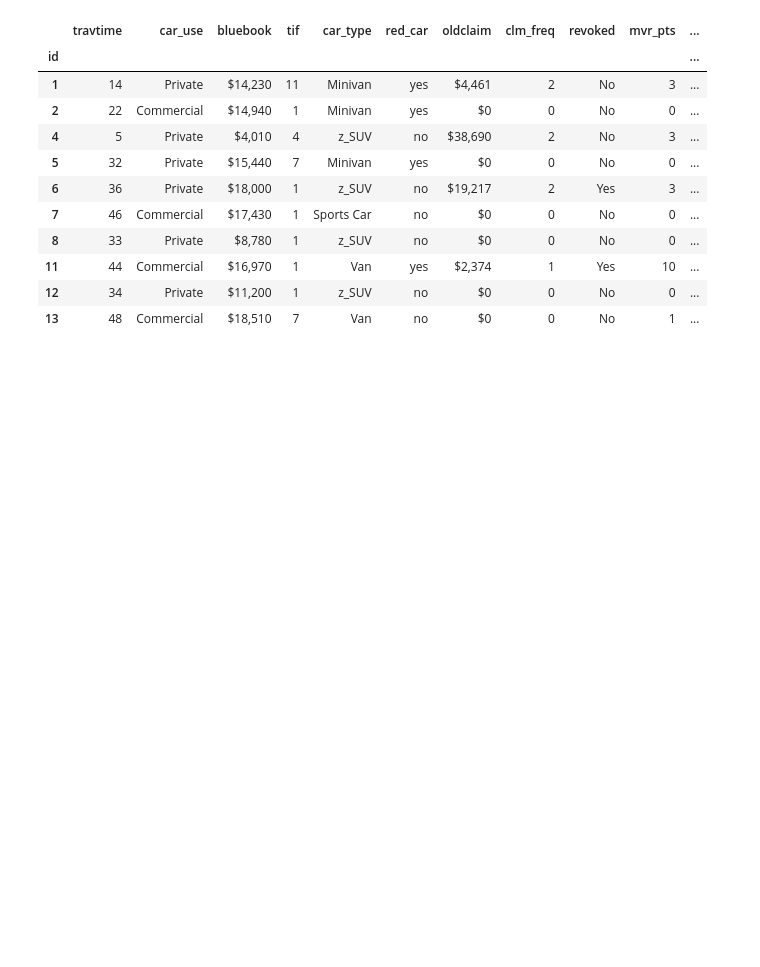
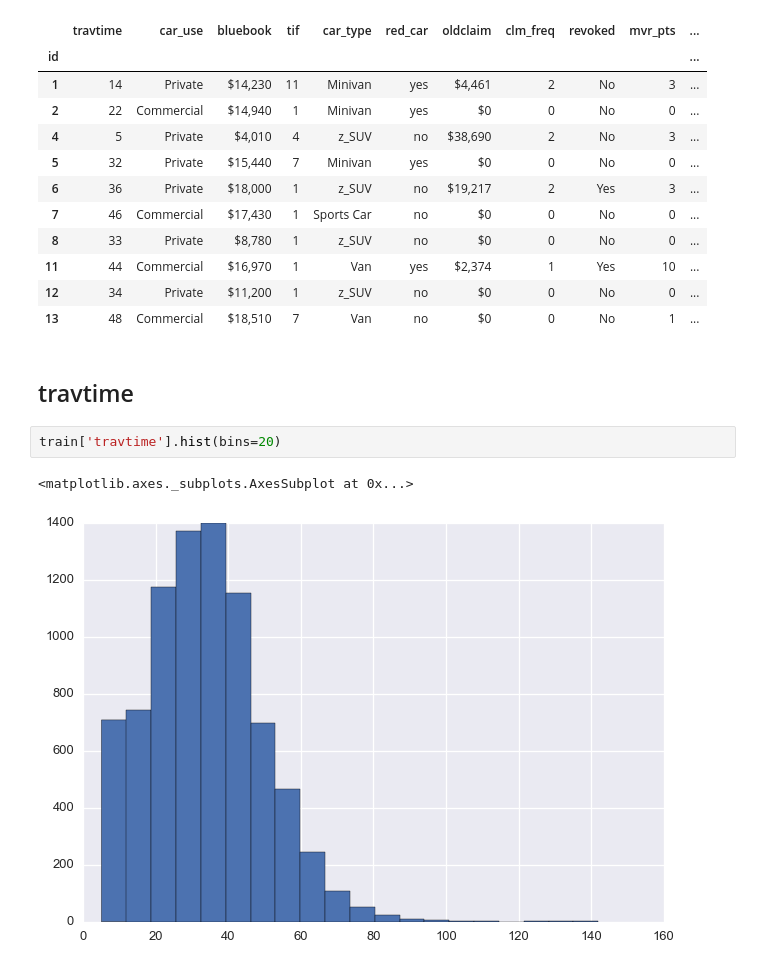
Before and after one commit to alexsyrom/kaggle-ml-train-1, a Jupyter notebook: solutionA.ipynb, the cells around one changed output. Saved outputs shown, nothing was run; the diff lists cells and outputs as text; blank space fills up the shorter version.

```diff
--- a/solutionA.ipynb
+++ b/solutionA.ipynb
@@ -331,3 +331,10 @@ train[['travtime', 'car_use', 'bluebook', 'tif', 'car_type', 'red_car',
 | 11 | 44 | Commercial | $16,970 | 1 | Van | yes | $2,374 | 1 | Yes | 10 | ... |
 | 12 | 34 | Private | $11,200 | 1 | z_SUV | no | $0 | 0 | No | 0 | ... |
 | 13 | 48 | Commercial | $18,510 | 7 | Van | no | $0 | 0 | No | 1 | ... |
+# %% [markdown]
+## travtime
+# %%
+train['travtime'].hist(bins=20)
+# %% [output]
+<matplotlib.axes._subplots.AxesSubplot at 0x...>
+[figure, added]
```
Also changed, not shown: parts of 38 cells of this notebook.
